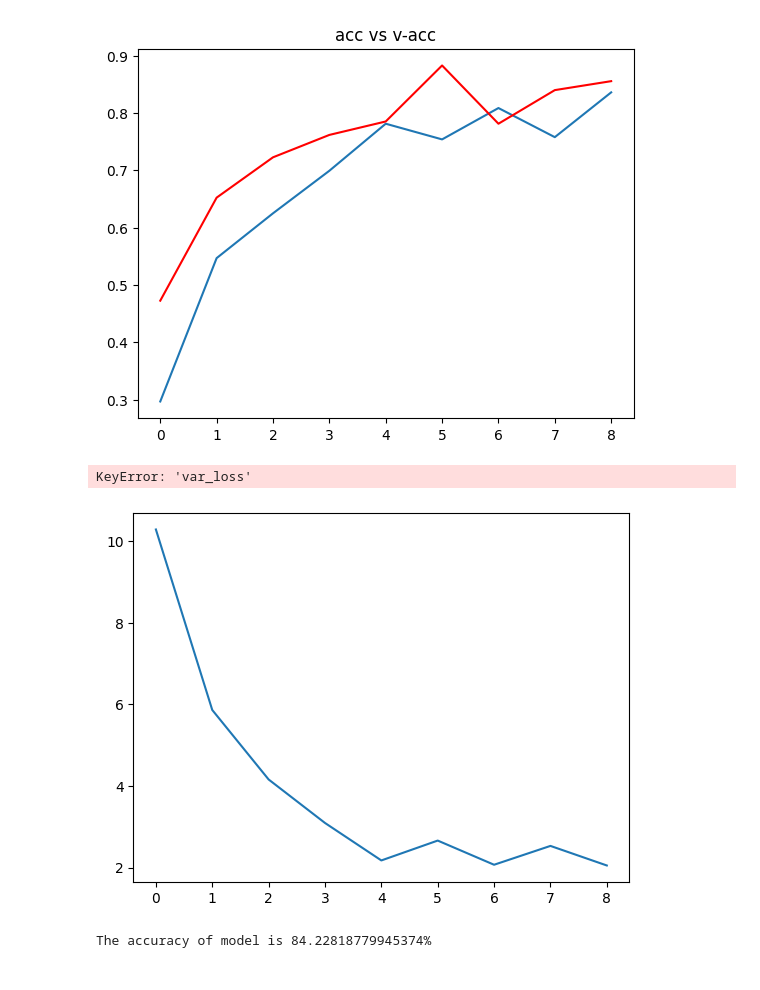
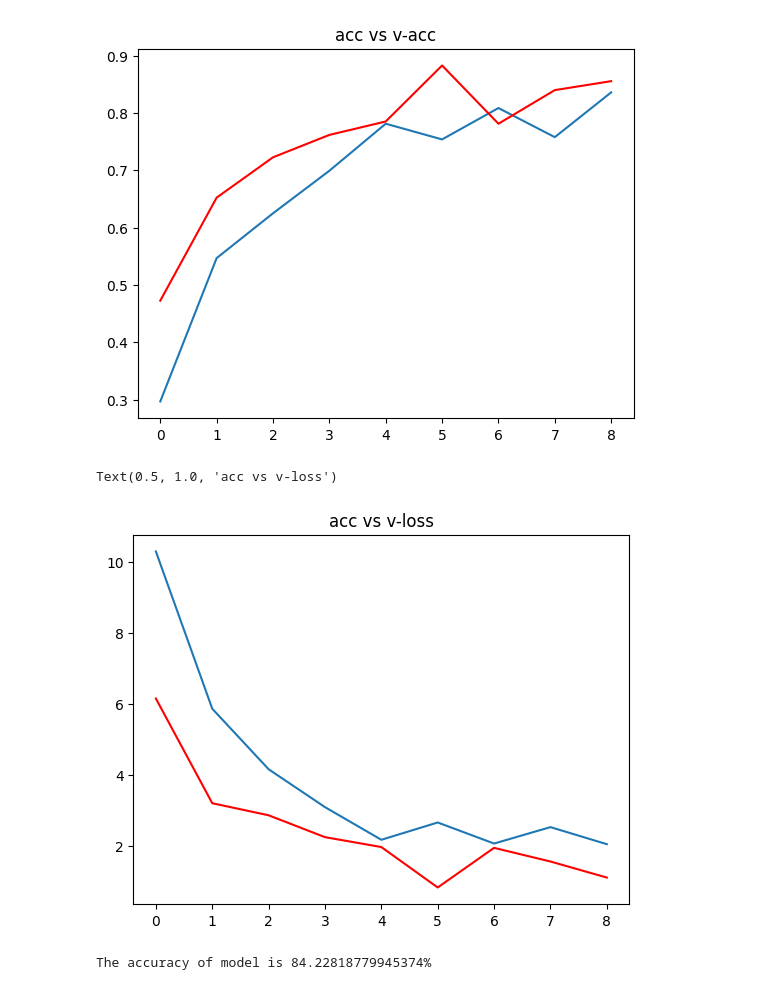
Before and after one commit to sks9699/Barter-Recommendation_model, a Jupyter notebook: Model_1.ipynb, the cells around one changed output. Drawn from its saved outputs; the diff is of its cells as text; code cells hidden in the pictures.

```diff
--- a/Model_1.ipynb
+++ b/Model_1.ipynb
@@ -108,7 +108,7 @@ model.compile(optimizer='adam',loss=keras.losses.categorical_crossentropy,
 from keras.callbacks import ModelCheckpoint, EarlyStopping
 
 ## Early stopping
-es = EarlyStopping(monitor='val_accuracy', min_delta=0.01, patience=3, verbose=1)
+es = EarlyStopping(monitor='val_accuracy', min_delta=0.01, patience=2, verbose=1)
 
 ## Model checkpoint
 mc = ModelCheckpoint(filepath='best_model.h5',
@@ -158,11 +158,11 @@ plt.show()
 [figure]
 # %%
 plt.plot(h['loss'])
-plt.plot(h['var_loss'],color = 'red')
+plt.plot(h['val_loss'],color = 'red')
 plt.title("acc vs v-loss")
 # %% [output]
-KeyError: 'var_loss'
+Text(0.5, 1.0, 'acc vs v-loss')
-[figure, old version]
+[figure, new version]
 # %%
 #load best model
 from keras.models import load_model
```
Also changed, not shown: parts of 1 cell of this notebook.
